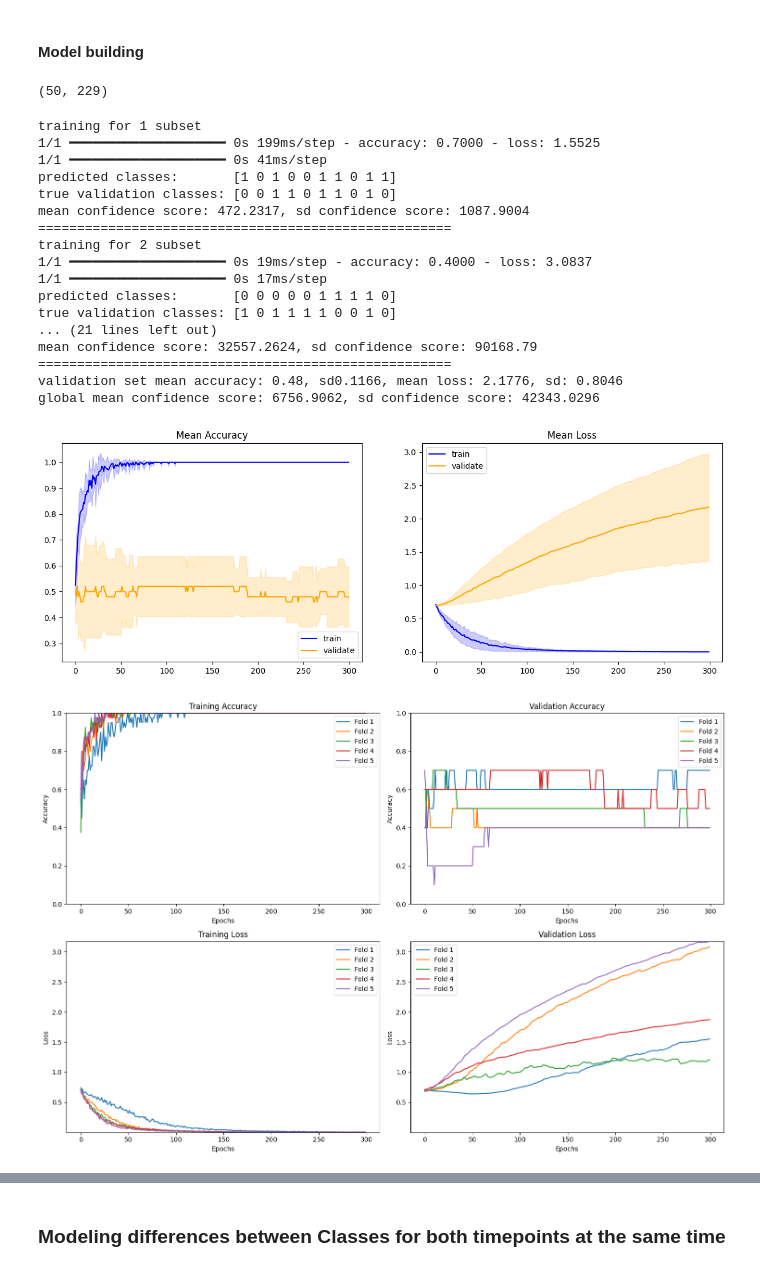
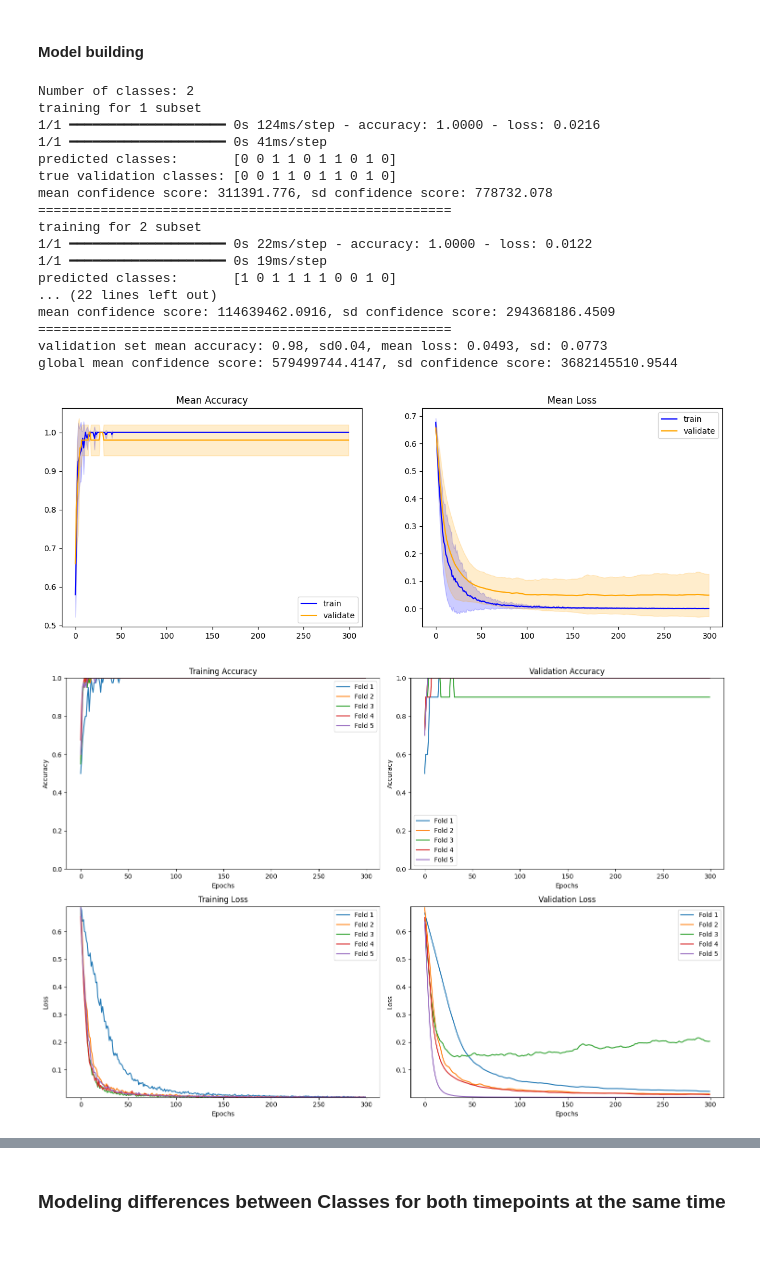
Before and after one commit to paq88/Fish_neural_network_classifier, a Jupyter notebook: sed_based/Sediment_1.ipynb, the cells around one changed output, grey strips where cells are left out. Saved outputs shown, nothing was run; the diff lists cells and outputs as text; code cells hidden in the pictures.

```diff
--- a/sed_based/Sediment_1.ipynb
+++ b/sed_based/Sediment_1.ipynb
@@ -31,12 +43,8 @@ kf = KFold(n_splits=5, shuffle=True, random_state=111)
 # %%
-df = pd.read_csv('https://raw.githubusercontent.com/paq88/Fish_neural_network_classifier/refs/heads/main/sed_based/Data/sed_bacteria_merged.csv')
-predictors = df.columns[1:]
+predictors = df.columns[4:]
 print(f"number of predictors/bacteria famillies: {len(predictors)}")
 
-# adding collumn with timepoints
-classes = np.tile([0, 1], 25)
-df.insert(1,"class_timepoint",  classes)
-
+df['timepoint'] = LabelEncoder().fit_transform(df['timepoint'])
 # replacing NaN values with 0
 df.fillna(0, inplace=True)
 
@@ -123,30 +133,25 @@ metrics = ["accuracy"]
 optimizer = keras.optimizers.Adam(learning_rate = 0.0001)
 
 model1.compile(optimizer = optimizer, loss = loss, metrics=metrics)
-# %%
-predictors
-df_norm.shape
-# %% [output]
-(50, 229)
 # %%
-crossvalidate(df_norm, model1, predictors, "class_timepoint", kf)
+crossvalidate(df_norm, model1, predictors, "timepoint", kf)
 # %% [output]
+Number of classes: 2
 training for 1 subset
-1/1 ━━━━━━━━━━━━━━━━━━━━ 0s 199ms/step - accuracy: 0.7000 - loss: 1.5525
+1/1 ━━━━━━━━━━━━━━━━━━━━ 0s 124ms/step - accuracy: 1.0000 - loss: 0.0216
 1/1 ━━━━━━━━━━━━━━━━━━━━ 0s 41ms/step
-predicted classes:       [1 0 1 0 0 1 1 0 1 1]
+predicted classes:       [0 0 1 1 0 1 1 0 1 0]
 true validation classes: [0 0 1 1 0 1 1 0 1 0]
-mean confidence score: 472.2317, sd confidence score: 1087.9004
+mean confidence score: 311391.776, sd confidence score: 778732.078
 =====================================================
 training for 2 subset
-1/1 ━━━━━━━━━━━━━━━━━━━━ 0s 19ms/step - accuracy: 0.4000 - loss: 3.0837
-1/1 ━━━━━━━━━━━━━━━━━━━━ 0s 17ms/step
-predicted classes:       [0 0 0 0 0 1 1 1 1 0]
-true validation classes: [1 0 1 1 1 1 0 0 1 0]
-... (21 lines left out)
-mean confidence score: 32557.2624, sd confidence score: 90168.79
+1/1 ━━━━━━━━━━━━━━━━━━━━ 0s 22ms/step - accuracy: 1.0000 - loss: 0.0122
+1/1 ━━━━━━━━━━━━━━━━━━━━ 0s 19ms/step
+predicted classes:       [1 0 1 1 1 1 0 0 1 0]
+... (22 lines left out)
+mean confidence score: 114639462.0916, sd confidence score: 294368186.4509
 =====================================================
-validation set mean accuracy: 0.48, sd0.1166, mean loss: 2.1776, sd: 0.8046
-global mean confidence score: 6756.9062, sd confidence score: 42343.0296
+validation set mean accuracy: 0.98, sd0.04, mean loss: 0.0493, sd: 0.0773
+global mean confidence score: 579499744.4147, sd confidence score: 3682145510.9544
-[figure, old version]
+[figure, new version]
-[figure, old version]
+[figure, new version]
```
Also changed, not shown: parts of 25 cells of this notebook, 1 other file.
